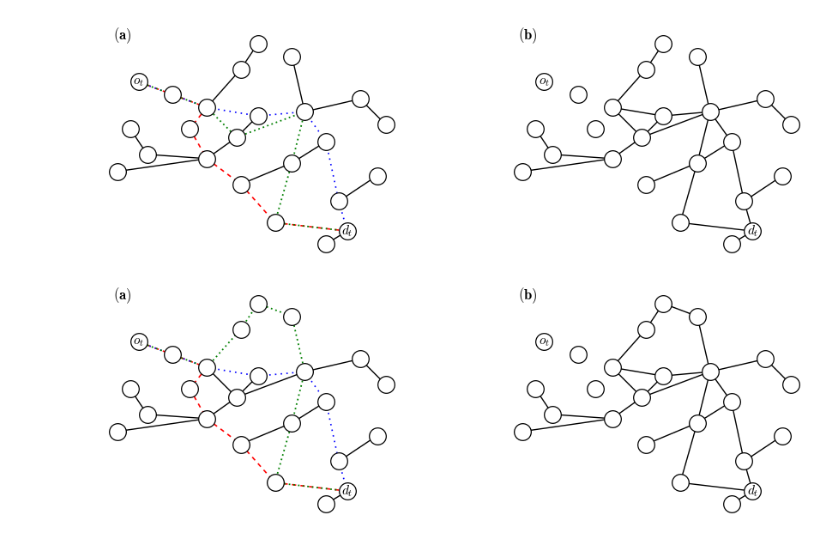
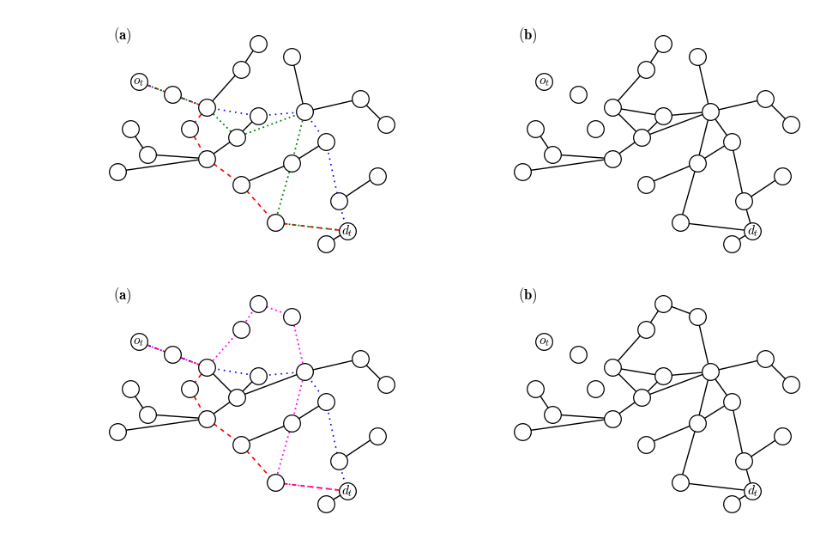
Before and after one commit to VictorFrancheto/refinamento_imagens, a Jupyter notebook: imagens_artigo.ipynb, the cells around one changed output. Drawn from its saved outputs; the diff is of its cells as text; code cells hidden in the pictures.

```diff
--- a/imagens_artigo.ipynb
+++ b/imagens_artigo.ipynb
@@ -844,33 +844,33 @@ for u, v in unique_edges(base_edges):
 for path, style, color, lw in [
     (red_path,   (0, (3, 3)), 'red',   1.2),
     (blue_path,  (0, (1, 3)), 'blue',  1.2),
-    (green_path, (0, (1, 2)), 'green', 1.3),
+    (green_path, (0, (1, 2)), 'magenta', 1.3),
 ]:
     for u, v in path:
         ax1.plot([pos[u][0], pos[v][0]],
                  [pos[u][1], pos[v][1]],
                  linestyle=style, color=color, linewidth=lw, zorder=2)
 
 draw_nodes(ax1, pos)
 ax1.text(-4.0, 3.0, r'$\mathbf{(a)}$', fontsize=12)
 
 # ---------- Painel (b) ----------
 remaining_edges = unique_edges(base_edges + blue_path + green_path)
 
 edges_to_remove_b = {('ot', 'v0'), ('v0', 'v1')}
 
 for u, v in remaining_edges:
     if (u, v) in edges_to_remove_b or (v, u) in edges_to_remove_b:
         continue
 
     ax2.plot([pos[u][0], pos[v][0]],
              [pos[u][1], pos[v][1]],
              color='black', linewidth=1, zorder=1)
 
 draw_nodes(ax2, pos)
 ax2.text(-4.0, 3.0, r'$\mathbf{(b)}$', fontsize=12)
 
 plt.savefig("spp_diagram.png", dpi=600, bbox_inches='tight', pad_inches=0.2)
 plt.show()
 # %% [output]
-[figure, old version]
+[figure, new version]
```
Also changed, not shown: 1 other file.
